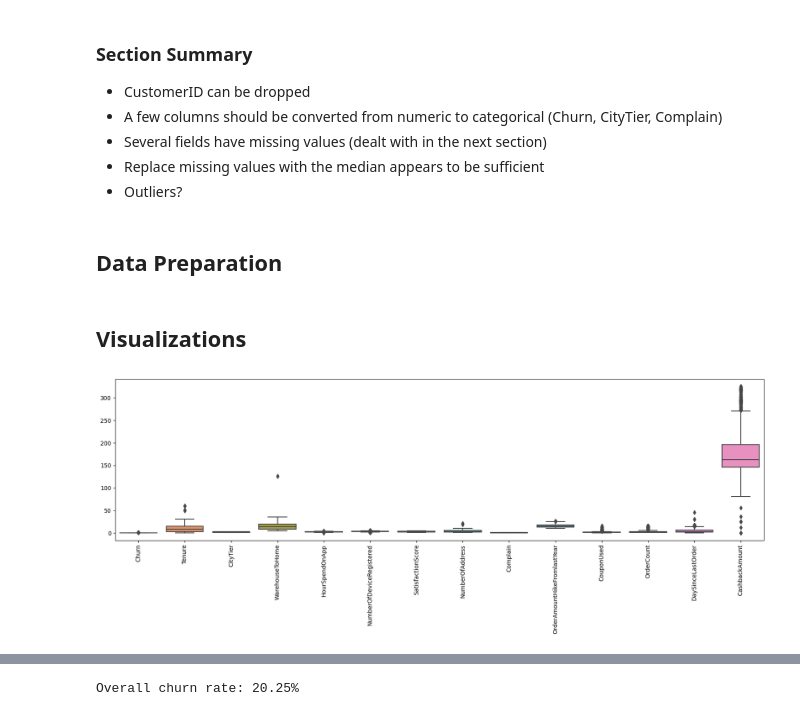
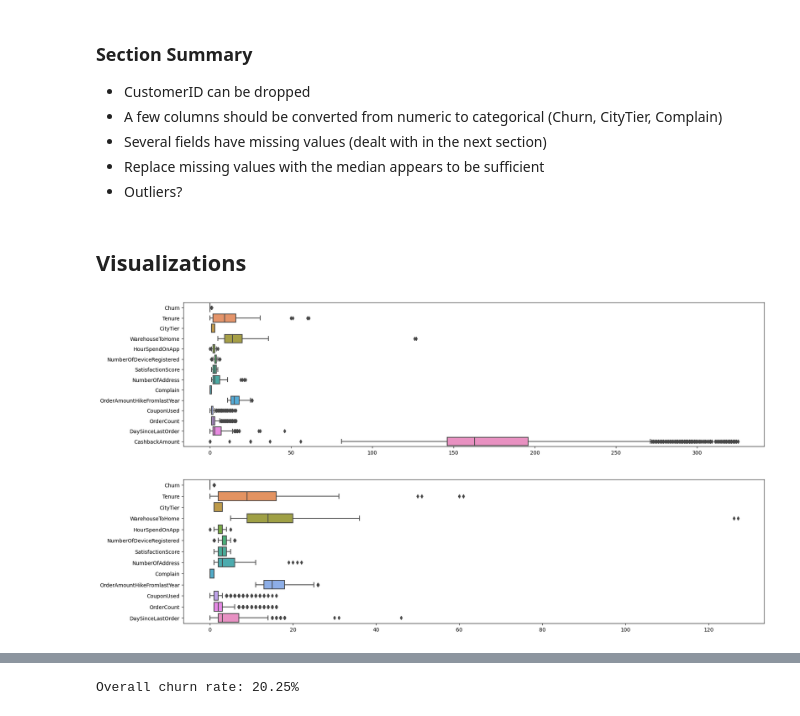
Before and after one commit to straylight77/data-sci-learning, a Jupyter notebook: dat203/final.ipynb, the cells around one changed output, grey strips where cells are left out. Saved outputs shown, nothing was run; the diff lists cells and outputs as text; code cells hidden in the pictures.

Commit message:
More additions to final project.  Just visualizations and analysis.

```diff
--- a/dat203/final.ipynb
+++ b/dat203/final.ipynb
@@ -161,7 +161,5 @@ Name: Complain, dtype: int64
 - Several fields have missing values (dealt with in the next section)
 - Replace missing values with the median appears to be sufficient
 - Outliers?
-# %% [markdown]
-## Data Preparation
 # %%
 df.drop(['CustomerID'],axis=1, inplace=True)
@@ -175,8 +167,13 @@ df.fillna(df.median(numeric_only=True), inplace=True)
 ## Visualizations
 # %%
 plt.figure(figsize=(20,5))
-sns.boxplot(data=df)
-plt.xticks(rotation="vertical")
+sns.boxplot(data=df, orient="h")
 plt.show()
 # %% [output]
-[figure, old version]
+[figure, new version]
+# %%
+plt.figure(figsize=(20,5))
+sns.boxplot(data=df.drop("CashbackAmount", axis=1), orient="h")
+plt.show()
+# %% [output]
+[figure, added]
```
Also changed, not shown: parts of 15 cells of this notebook.
